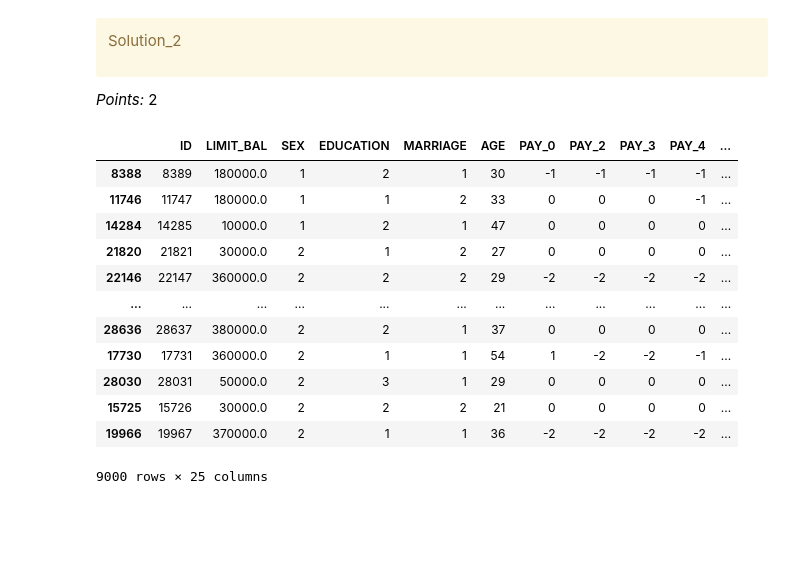
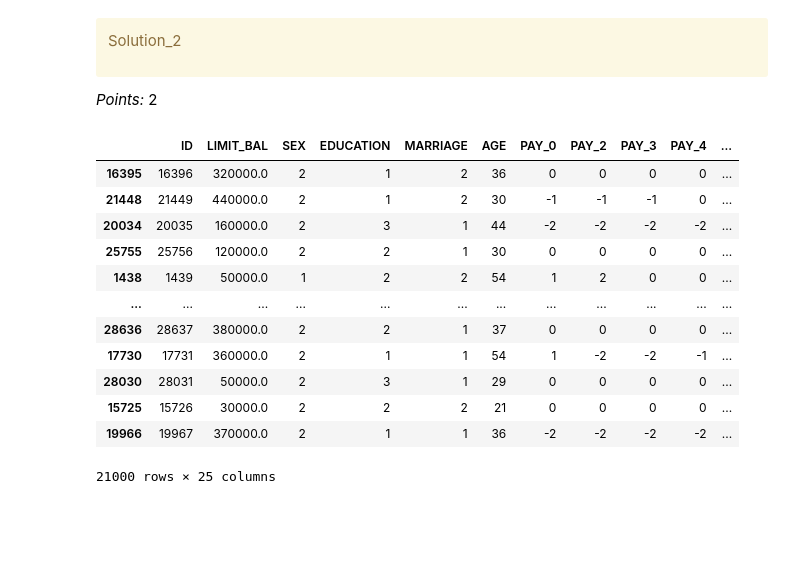
Before and after one commit to DavidHua04/CreditCardDefaultPost.github.io, a Jupyter notebook: hw5.ipynb, the cells around one changed output. Saved outputs shown, nothing was run; the diff lists cells and outputs as text; code cells hidden in the pictures.

```diff
--- a/hw5.ipynb
+++ b/hw5.ipynb
@@ -192,22 +218,22 @@ Solution_2
 
 _Points:_ 2
 # %%
-train_df, test_df = train_test_split(df, train_size=0.3, random_state=123)
+train_df, test_df = train_test_split(df, train_size=0.7, random_state=123)
 train_df
 # %% [output]
 |  | ID | LIMIT_BAL | SEX | EDUCATION | MARRIAGE | AGE | PAY_0 | PAY_2 | PAY_3 | PAY_4 | ... |
-| 8388 | 8389 | 180000.0 | 1 | 2 | 1 | 30 | -1 | -1 | -1 | -1 | ... |
-| 11746 | 11747 | 180000.0 | 1 | 1 | 2 | 33 | 0 | 0 | 0 | -1 | ... |
-| 14284 | 14285 | 10000.0 | 1 | 2 | 1 | 47 | 0 | 0 | 0 | 0 | ... |
-| 21820 | 21821 | 30000.0 | 2 | 1 | 2 | 27 | 0 | 0 | 0 | 0 | ... |
-| 22146 | 22147 | 360000.0 | 2 | 2 | 2 | 29 | -2 | -2 | -2 | -2 | ... |
+| 16395 | 16396 | 320000.0 | 2 | 1 | 2 | 36 | 0 | 0 | 0 | 0 | ... |
+| 21448 | 21449 | 440000.0 | 2 | 1 | 2 | 30 | -1 | -1 | -1 | 0 | ... |
+| 20034 | 20035 | 160000.0 | 2 | 3 | 1 | 44 | -2 | -2 | -2 | -2 | ... |
+| 25755 | 25756 | 120000.0 | 2 | 2 | 1 | 30 | 0 | 0 | 0 | 0 | ... |
+| 1438 | 1439 | 50000.0 | 1 | 2 | 2 | 54 | 1 | 2 | 0 | 0 | ... |
 | ... | ... | ... | ... | ... | ... | ... | ... | ... | ... | ... | ... |
 | 28636 | 28637 | 380000.0 | 2 | 2 | 1 | 37 | 0 | 0 | 0 | 0 | ... |
 | 17730 | 17731 | 360000.0 | 2 | 1 | 1 | 54 | 1 | -2 | -2 | -1 | ... |
 | 28030 | 28031 | 50000.0 | 2 | 3 | 1 | 29 | 0 | 0 | 0 | 0 | ... |
 | 15725 | 15726 | 30000.0 | 2 | 2 | 2 | 21 | 0 | 0 | 0 | 0 | ... |
 | 19966 | 19967 | 370000.0 | 2 | 1 | 1 | 36 | -2 | -2 | -2 | -2 | ... |
-9000 rows × 25 columns
+21000 rows × 25 columns
 # %% [markdown]
 <!-- END QUESTION -->
 
```
Also changed, not shown: parts of 129 cells of this notebook, 1 other file.
